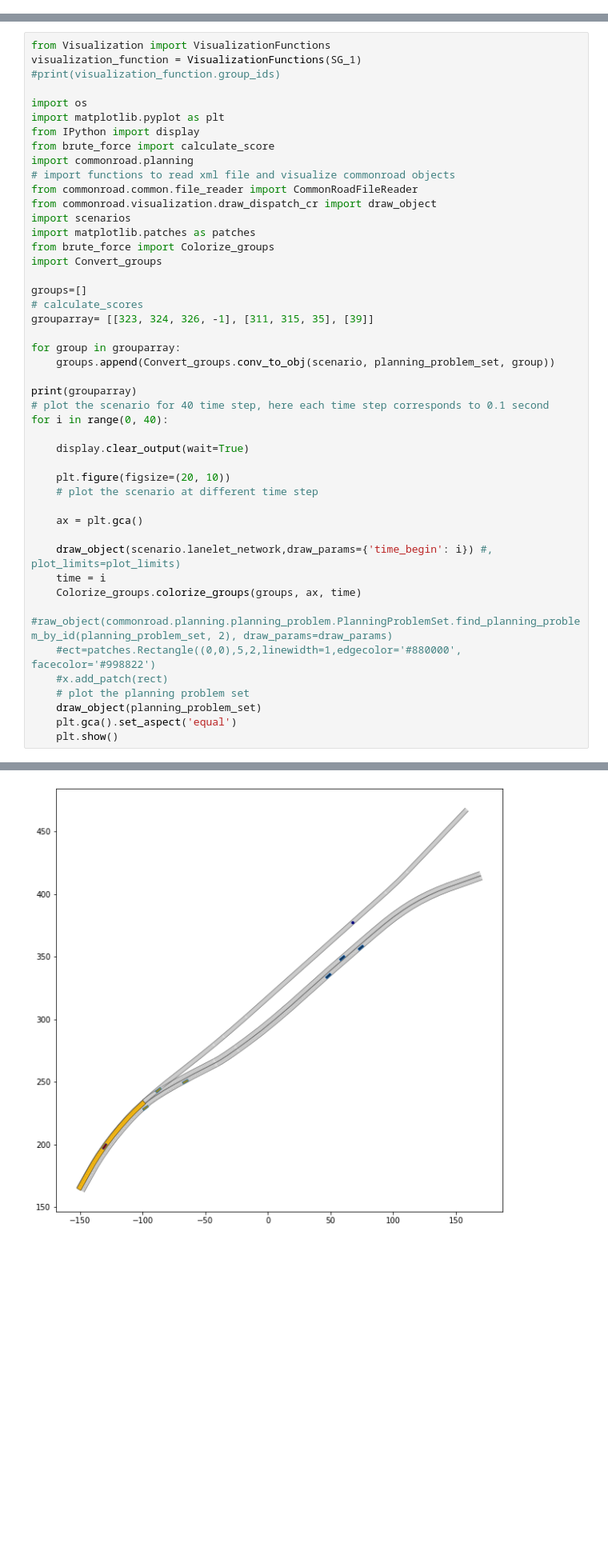
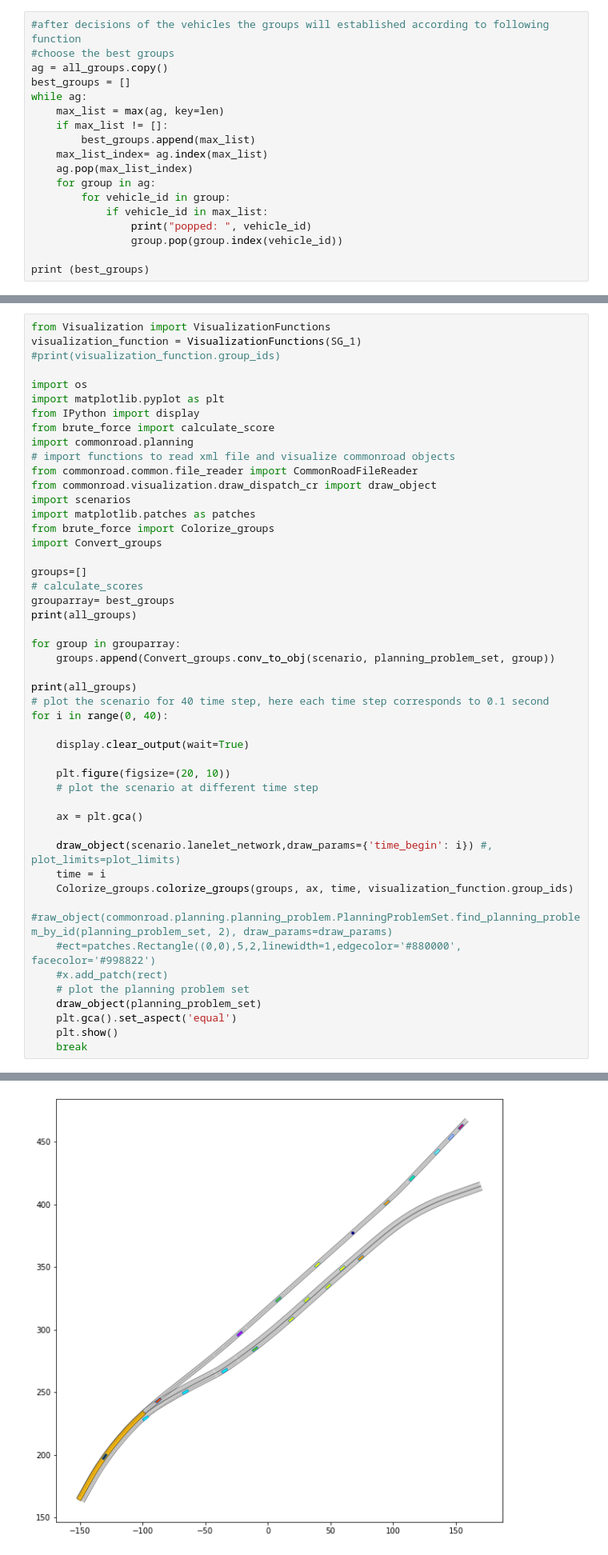
Before and after one commit to MelikeSila/group-formation-for-autonomous-vehicles, a Jupyter notebook: Visualization.ipynb, the cells around one changed output, grey strips where cells are left out. Shown at 80% size. Saved outputs shown, nothing was run; the diff lists cells and outputs as text; blank space fills up the shorter version.

Commit message:
best groups result (longest groups)

```diff
--- a/Visualization.ipynb
+++ b/Visualization.ipynb
@@ -129,0 +132,18 @@ for v_o in SG_1.vehicle_objects_dict:
+# %%
+#after decisions of the vehicles the groups will established according to following function
+#choose the best groups
+ag = all_groups.copy()
+best_groups = []
+while ag:
+    max_list = max(ag, key=len)
+    if max_list != []:
+        best_groups.append(max_list)
+    max_list_index= ag.index(max_list)
+    ag.pop(max_list_index)
+    for group in ag:
+        for vehicle_id in group:
+            if vehicle_id in max_list:
+                print("popped: ", vehicle_id)
+                group.pop(group.index(vehicle_id))
+
+print (best_groups)
@@ -170,12 +205,13 @@ import Convert_groups
 
 groups=[]
 # calculate_scores
-grouparray= [[323, 324, 326, -1], [311, 315, 35], [39]]
+grouparray= best_groups
+print(all_groups)
 
 for group in grouparray:
     groups.append(Convert_groups.conv_to_obj(scenario, planning_problem_set, group))
 
-print(grouparray)
+print(all_groups)
 # plot the scenario for 40 time step, here each time step corresponds to 0.1 second
 for i in range(0, 40):
 
@@ -188,7 +224,7 @@ for i in range(0, 40):
 
     draw_object(scenario.lanelet_network,draw_params={'time_begin': i}) #, plot_limits=plot_limits)
     time = i
-    Colorize_groups.colorize_groups(groups, ax, time)
+    Colorize_groups.colorize_groups(groups, ax, time, visualization_function.group_ids)
     #raw_object(commonroad.planning.planning_problem.PlanningProblemSet.find_planning_problem_by_id(planning_problem_set, 2), draw_params=draw_params)
     #ect=patches.Rectangle((0,0),5,2,linewidth=1,edgecolor='#880000', facecolor='#998822')
     #x.add_patch(rect)
@@ -196,4 +232,5 @@ for i in range(0, 40):
     draw_object(planning_problem_set)
     plt.gca().set_aspect('equal')
     plt.show()
+    break
 # %% [output]
@@ -210 +237 @@ for i in range(0, 40):
-[figure, old version]
+[figure, new version]
```
Also changed, not shown: parts of 5 cells of this notebook, 1 other file.
